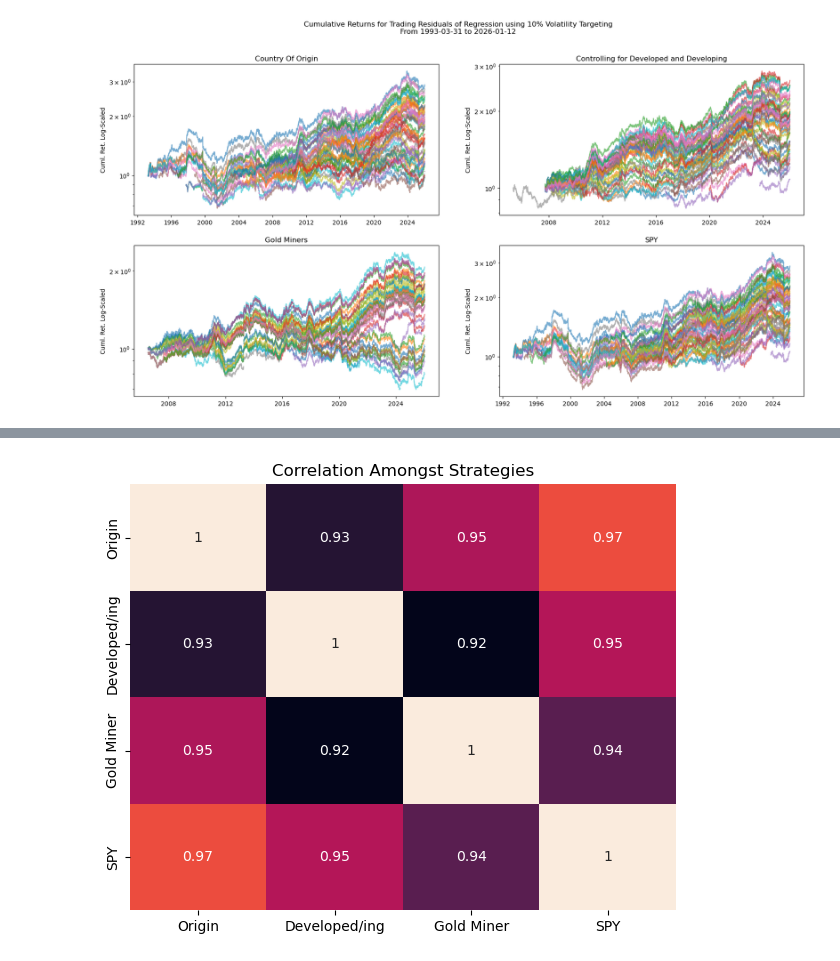
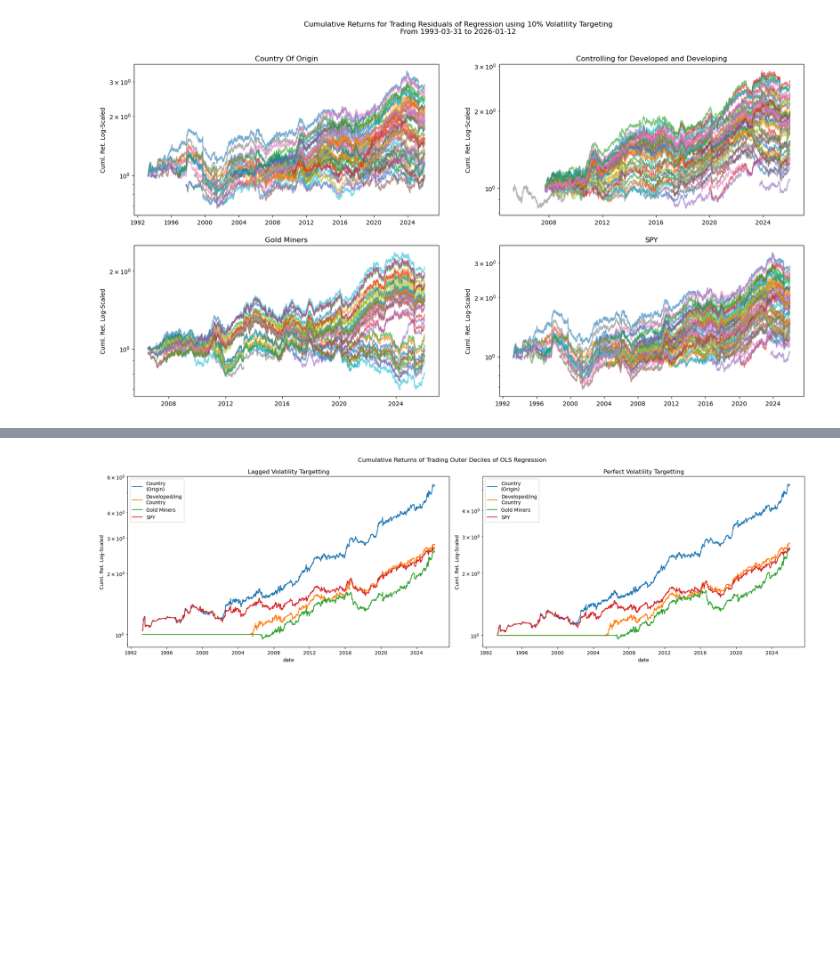
Before and after one commit to diegodalvarez/CommodityEquityAlpha, a Jupyter notebook: 2GoldModel.ipynb, the cells around one changed output, grey strips where cells are left out. Cells and saved outputs as stored; diff of their text form; code cells hidden in the pictures; blank space fills up the shorter version.

```diff
--- a/2GoldModel.ipynb
+++ b/2GoldModel.ipynb
@@ -190,6 +211,0 @@ df_decile_rsk_rtn = (df_decile_rtn.pivot(
-# %%
-replacer = {
-    "country": "Origin",
-    "country_type_group": "Developed/ing",
-    "gdx"               : "Gold Miner",
-    "spy"               : "SPY"}
@@ -278,18 +212,3 @@ plt.tight_layout()
-# %%
-df_corr = (df_port_wider.drop(
-    columns = ["Combo"]).
-    rename(columns = replacer).
-    corr())
-
-fig, axes = plt.subplots(figsize = (6,5))
-
-sns.heatmap(
-    ax   = axes,
-    data = df_corr,
-    annot = True,
-    cbar  = False)
-
-axes.set_title("Correlation Amongst Strategies")
-plt.tight_layout()
-# %% [output]
-[figure, removed]
+# %%
+df_wider = (df_decile_rtn.pivot(
+    index = "date", columns = "group_var", values = "signal_rtn"))
@@ -295,0 +229,37 @@ plt.tight_layout()
+# %%
+df_decile_rsk_rtn = (pd.concat([
+    df_lagged, df_perf]).
+    dropna().
+    assign(
+        rtn = lambda x: np.where(np.abs(x.rtn) > 0.1, np.nan, x.rtn),
+        ticker = lambda x: x.group_var.str.split(" ").str[0],
+        group  = lambda x: x.group_var.str.split(" ").str[1]))
+# %%
+df_decile_rsk_port = (df_decile_rsk_rtn[
+    ["date", "vol_target", "group", "rtn"]].
+    groupby(["date", "vol_target", "group"]).
+    agg("mean").
+    reset_index())
+# %%
+vol_targets = df_decile_rsk_port.vol_target.drop_duplicates().sort_values().to_list()
+fig, axes   = plt.subplots(ncols = len(vol_targets), figsize = (20,6))
+
+for vol_target, ax in zip(vol_targets, axes.flatten()):
+
+    (df_decile_rsk_port.query(
+        "vol_target == @vol_target").
+        rename(columns = {"group": ""}).
+        pivot(index = "date", columns = "", values = "rtn").
+        rename(columns = replacer).
+        fillna(0).
+        apply(lambda x: np.cumprod(1 + x)).
+        plot(
+            logy   = True,
+            ax     = ax,
+            ylabel = "Cuml. Ret. Log-Scaled",
+            title  = vol_target.capitalize() + " Volatility Targetting"))
+
+fig.suptitle("Cumulative Returns of Trading Outer Deciles of OLS Regression")
+plt.tight_layout()
+# %% [output]
+[figure, added]
```
Also changed, not shown: parts of 36 cells of this notebook, 2 other files.
